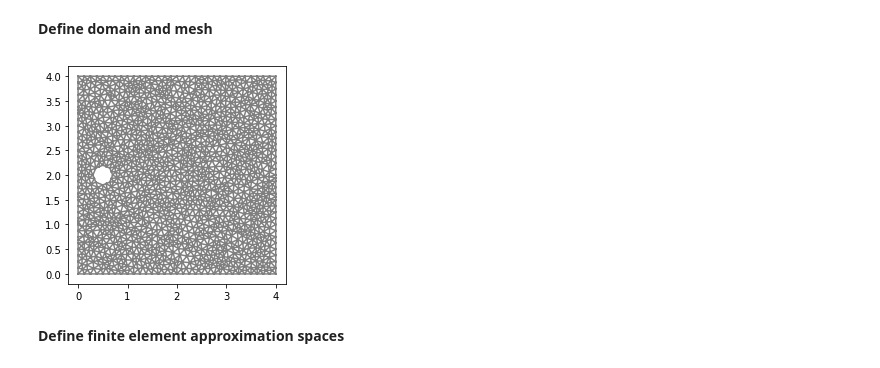
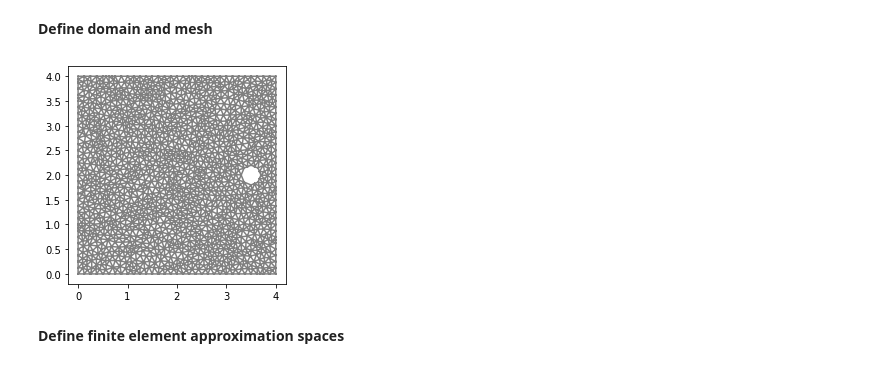
Before and after one commit to johanhoffman/DD2365_VT22, a Jupyter notebook: Lab3/ma-reno_lab3.ipynb, the cells around one changed output. Drawn from its saved outputs; the diff is of its cells as text; code cells hidden in the pictures.

```diff
--- a/Lab3/ma-reno_lab3.ipynb
+++ b/Lab3/ma-reno_lab3.ipynb
@@ -156,34 +174,40 @@ To read more about how to use similar methods for more complex problems, see e.g
 # %%
 # Define rectangular domain
 L = 4
 H = 4
 
 # Define circle
-xc = 0.5
+# edited: circle position
+# xc = 0.5
+xc = 2
+xc = 3.5
+
 yc = 0.5*H
 rc = 0.2
 
 # Generate mesh (examples with and without a hole in the mesh)
+# edited: resolution
+# resolution = 8
 resolution = 32
 #mesh = RectangleMesh(Point(0.0, 0.0), Point(L, H), L*resolution, H*resolution)
 mesh = generate_mesh(Rectangle(Point(0.0,0.0), Point(L,H)) - Circle(Point(xc,yc),rc), resolution)
 
 # Local mesh refinement (specified by a cell marker)
 init_no_levels = 0
 for i in range(0,init_no_levels):
   cell_marker = MeshFunction("bool", mesh, mesh.topology().dim())
   for cell in cells(mesh):
     cell_marker[cell] = False
     p = cell.midpoint()
     if p.distance(Point(0.5, 0.5)) < 1.0:
         cell_marker[cell] = True
   mesh = refine(mesh, cell_marker)
 
 plt.figure()
 plot(mesh)
 plt.show()
 # %% [output]
-[figure, old version]
+[figure, new version]
 # %% [markdown]
 **Define finite element approximation spaces**
 # %%
```
Also changed, not shown: parts of 6 cells of this notebook.
